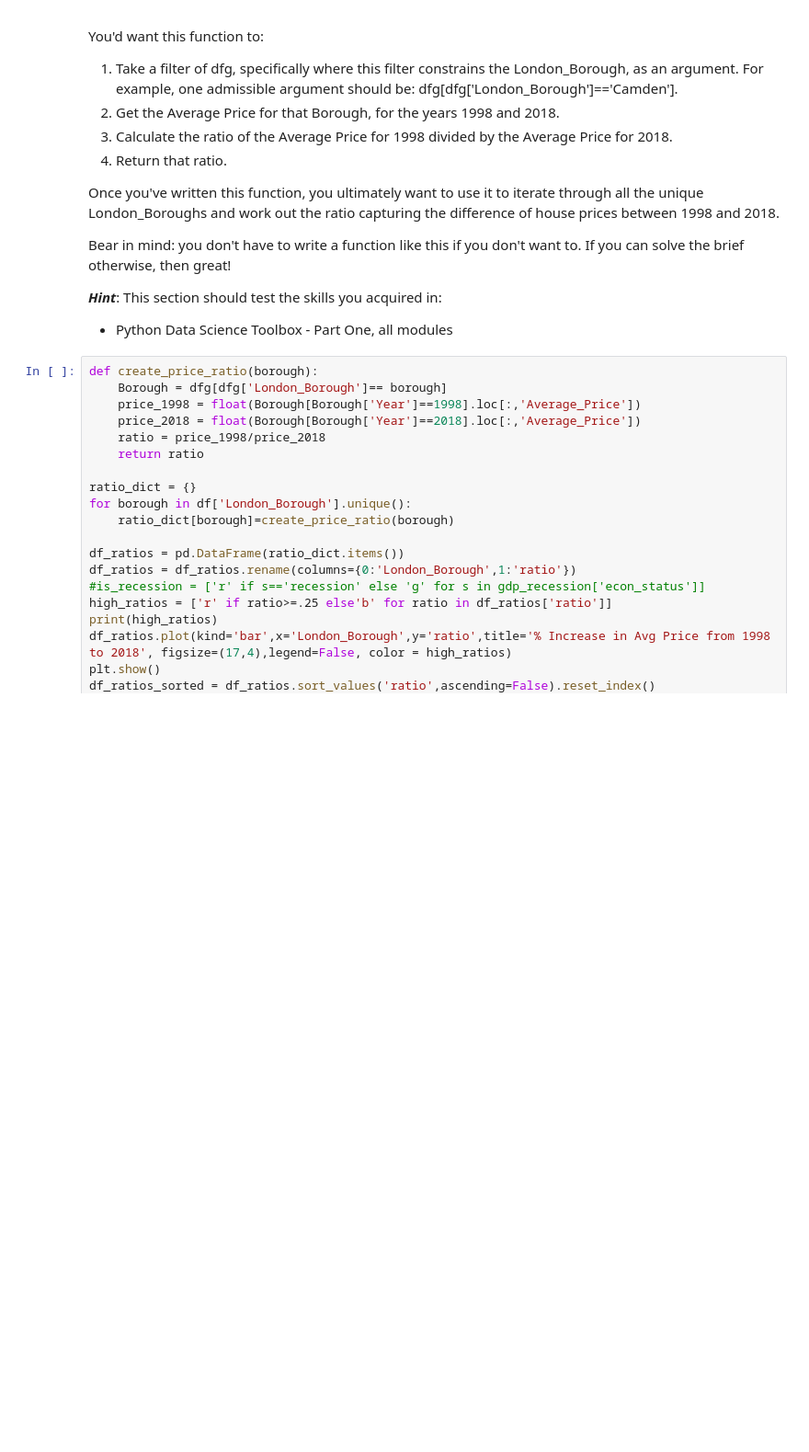
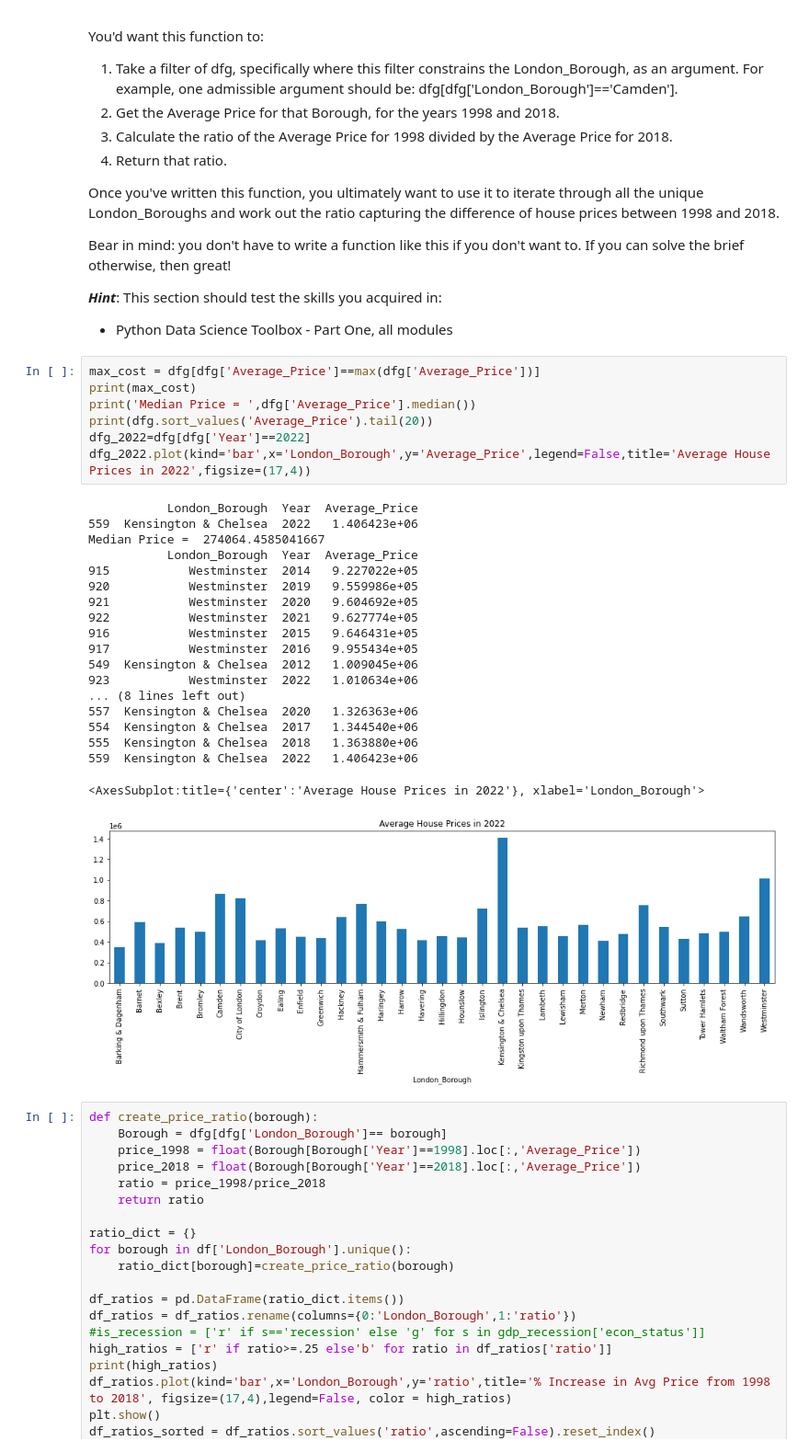
Before and after one commit to smccracken13/DataScienceCareerTrack, a Jupyter notebook: Unit 4 Challenge - Tier 3.ipynb, the cells around one changed output. Shown at 92% size. Cells and saved outputs as stored; diff of their text form; blank space fills up the shorter version.

```diff
--- a/Unit 4 Challenge - Tier 3.ipynb
+++ b/Unit 4 Challenge - Tier 3.ipynb
@@ -273,6 +268,33 @@ Bear in mind: you don't have to write a function like this if you don't want to.
 
 ***Hint***: This section should test the skills you acquired in:
 - Python Data Science Toolbox - Part One, all modules
+# %%
+max_cost = dfg[dfg['Average_Price']==max(dfg['Average_Price'])]
+print(max_cost)
+print('Median Price = ',dfg['Average_Price'].median())
+print(dfg.sort_values('Average_Price').tail(20))
+dfg_2022=dfg[dfg['Year']==2022]
+dfg_2022.plot(kind='bar',x='London_Borough',y='Average_Price',legend=False,title='Average House Prices in 2022',figsize=(17,4))
+# %% [output]
+           London_Borough  Year  Average_Price
+559  Kensington & Chelsea  2022   1.406423e+06
+Median Price =  274064.4585041667
+           London_Borough  Year  Average_Price
+915           Westminster  2014   9.227022e+05
+920           Westminster  2019   9.559986e+05
+921           Westminster  2020   9.604692e+05
+922           Westminster  2021   9.627774e+05
+916           Westminster  2015   9.646431e+05
+917           Westminster  2016   9.955434e+05
+549  Kensington & Chelsea  2012   1.009045e+06
+923           Westminster  2022   1.010634e+06
+... (8 lines left out)
+557  Kensington & Chelsea  2020   1.326363e+06
+554  Kensington & Chelsea  2017   1.344540e+06
+555  Kensington & Chelsea  2018   1.363880e+06
+559  Kensington & Chelsea  2022   1.406423e+06
+<AxesSubplot:title={'center':'Average House Prices in 2022'}, xlabel='London_Borough'>
+[figure, added]
 # %%
 def create_price_ratio(borough):
     Borough = dfg[dfg['London_Borough']== borough]
```
Also changed, not shown: parts of 2 cells of this notebook.
